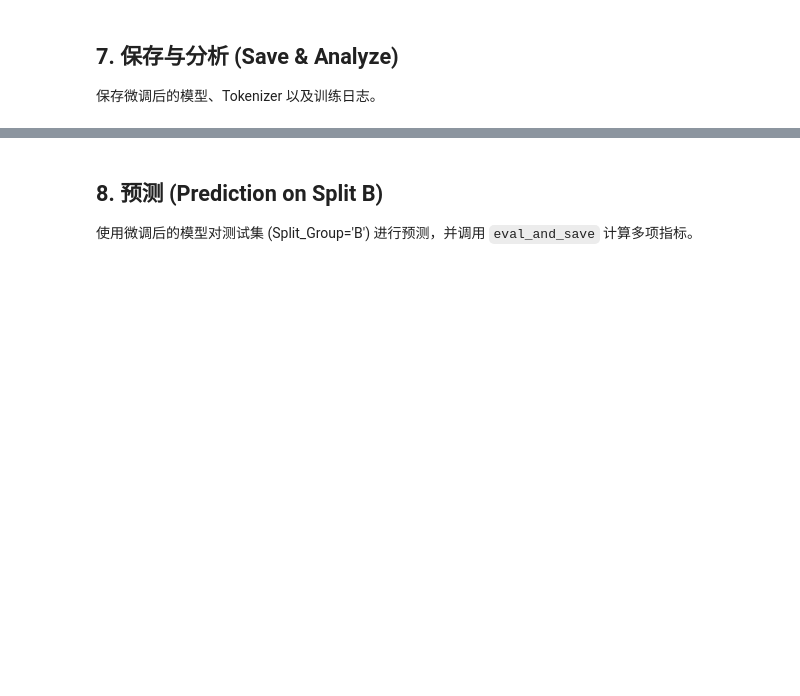
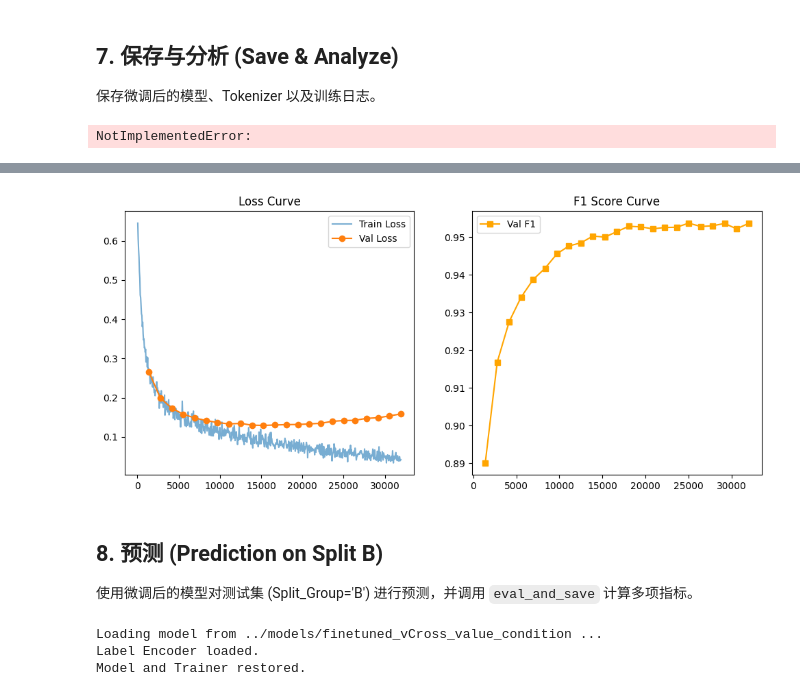
Before and after one commit to kiancai/MiCoGPT, a Jupyter notebook: notebooks_vCross/4.3.finetuning_vCross_value_condition.ipynb, the cells around one changed output, grey strips where cells are left out. Drawn from its saved outputs; the diff is of its cells as text; code cells hidden in the pictures; blank space fills up the shorter version.

```diff
--- a/notebooks_vCross/4.3.finetuning_vCross_value_condition.ipynb
+++ b/notebooks_vCross/4.3.finetuning_vCross_value_condition.ipynb
@@ -47,8 +47,11 @@ args = Namespace(
     pretrained_model="../models/pretrain_vCross_value_condition",
 
     # 输出目录
-    output="../models/finetuned_vCross_value_condition",
-    log="../logs/finetuned_vCross_value_condition",
+    # output="../models/finetuned_vCross_value_condition",
+    # log="../logs/finetuned_vCross_value_condition",
+
+    output="../models/finetuned_vCross_value_condition_valLoss",
+    log="../logs/finetuned_vCross_value_condition_valLoss",
 
     # 任务相关
     label_col="Is_Healthy",     # 预测标签列
@@ -165,7 +215,7 @@ training_args = TrainingArguments(
     per_device_train_batch_size=32,
     per_device_eval_batch_size=32,
 
-    learning_rate=2e-5,
+    learning_rate=1e-5,
     weight_decay=0.01,
 
     evaluation_strategy="epoch",
@@ -240,3 +310,61 @@ plt.legend()
 
 plt.savefig(f"{args.output}/training_curve.png")
 plt.show()
+# %% [output]
+NotImplementedError:
+# %%
+# 1. 保存模型
+trainer.save_model(args.output)
+
+# [Patch] Tokenizer 保存补丁
+# 尝试使用标准 save_pretrained，如果报错(NotImplementedError)，则使用 joblib 备份
+try:
+    corpus.tokenizer.save_pretrained(args.output)
+    print(f"Tokenizer saved to {args.output} via save_pretrained")
+except NotImplementedError:
+    import joblib
+    print("Warning: Tokenizer.save_pretrained not implemented. Saving tokenizer object via joblib instead.")
+    joblib.dump(corpus.tokenizer, f"{args.output}/tokenizer.joblib")
+except Exception as e:
+    # 兜底：任何其他错误也尝试用 joblib 救一下
+    import joblib
+    print(f"Warning: Failed to save tokenizer via save_pretrained ({e}). Saving via joblib.")
+    joblib.dump(corpus.tokenizer, f"{args.output}/tokenizer.joblib")
+
+# 保存 Label Encoder (关键)
+import joblib
+joblib.dump(le, f"{args.output}/label_encoder.joblib")
+print(f"Model and LabelEncoder saved to {args.output}")
+
+# 2. 导出日志
+log_history = trainer.state.log_history
+import json
+with open(f"{args.output}/training_logs.json", "w") as f:
+    json.dump(log_history, f, indent=2)
+
+# 3. 绘制曲线
+train_steps = [x["step"] for x in log_history if "loss" in x]
+train_loss = [x["loss"] for x in log_history if "loss" in x]
+eval_steps = [x["step"] for x in log_history if "eval_loss" in x]
+eval_loss = [x["eval_loss"] for x in log_history if "eval_loss" in x]
+eval_f1 = [x["eval_f1"] for x in log_history if "eval_f1" in x]
+
+plt.figure(figsize=(12, 5))
+
+# Loss 曲线
+plt.subplot(1, 2, 1)
+if train_steps: plt.plot(train_steps, train_loss, label="Train Loss", alpha=0.6)
+if eval_steps: plt.plot(eval_steps, eval_loss, label="Val Loss", marker="o")
+plt.title("Loss Curve")
+plt.legend()
+
+# F1 曲线
+plt.subplot(1, 2, 2)
+if eval_steps and eval_f1:
+    plt.plot(eval_steps, eval_f1, label="Val F1", color="orange", marker="s")
+plt.title("F1 Score Curve")
+plt.legend()
+
+plt.savefig(f"{args.output}/training_curve.png")
+plt.show()
+# %% [output]
@@ -243,3 +373,4 @@ plt.show()
+[figure, added]
 # %% [markdown]
 ## 8. 预测 (Prediction on Split B)
 
@@ -251,6 +382,13 @@ plt.show()
 
 import joblib
 from MiCoGPT.utils_vCross.model_vCross import MiCoGPTConfig, MiCoGPTForSequenceClassification
+
+def create_dataset_with_labels(subset, all_labels_array):
+    # subset.indices 是在 corpus 中的全局索引
+    indices = subset.indices
+    # 从全局 labels 数组中提取对应标签
+    subset_labels = torch.tensor(all_labels_array[indices], dtype=torch.long)
+    return SubsetWithLabels(subset, subset_labels)
 
 # 检查变量是否存在，如果不存在则加载
 if 'trainer' not in locals() or 'model' not in locals() or 'le' not in locals():
@@ -301,6 +439,10 @@ if 'trainer' not in locals() or 'model' not in locals() or 'le' not in locals():
     print("Model and Trainer restored.")
 else:
     print("Model and Trainer already in memory. Skipping reload.")
+# %% [output]
+Loading model from ../models/finetuned_vCross_value_condition ...
+Label Encoder loaded.
+Model and Trainer restored.
 # %%
 from MiCoGPT.utils.mgm_utils import eval_and_save
 
```
Also changed, not shown: parts of 10 cells of this notebook, 16 other files.
